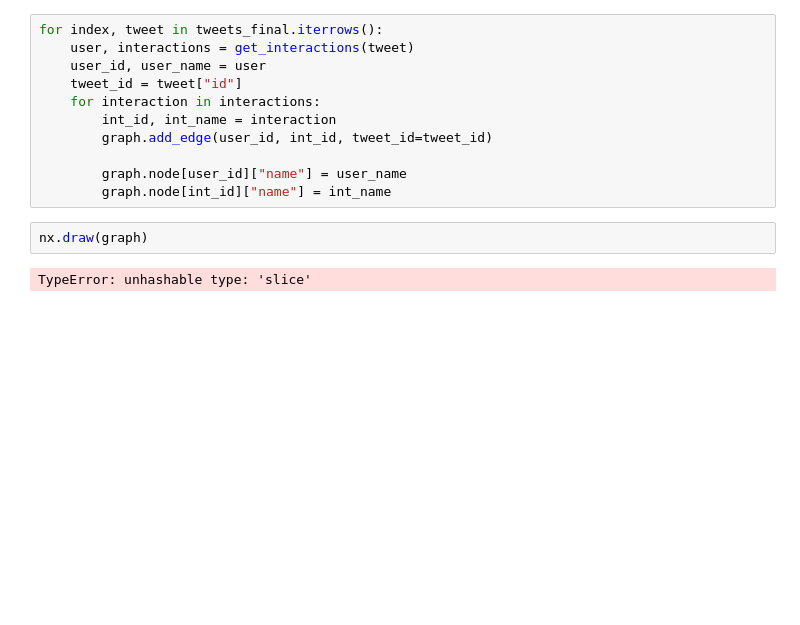
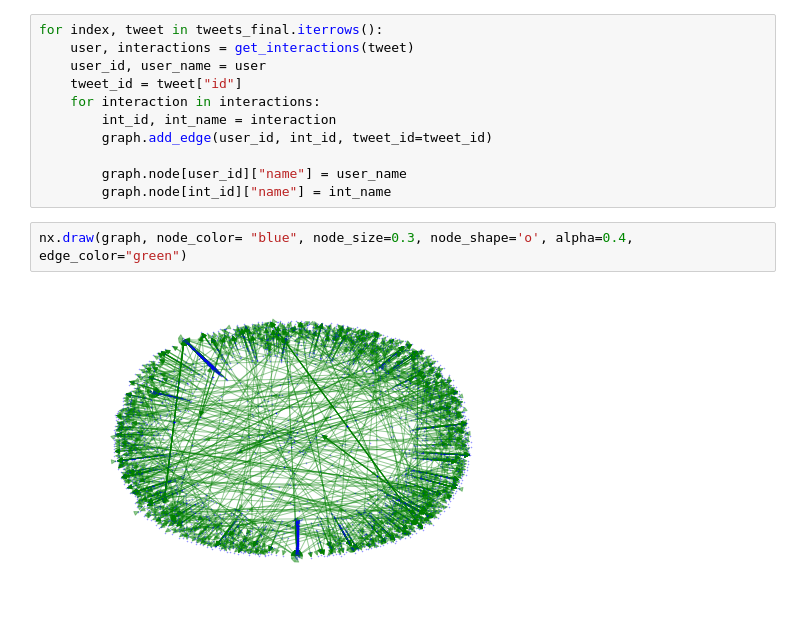
Before and after one commit to ugis22/analysing_twitter, a Jupyter notebook: Interaction Network.ipynb, the cells around one changed output. Drawn from its saved outputs; the diff is of its cells as text; blank space fills up the shorter version.

```diff
--- a/Interaction Network.ipynb
+++ b/Interaction Network.ipynb
@@ -140,7 +144,7 @@ for index, tweet in tweets_final.iterrows():
 
         graph.node[user_id]["name"] = user_name
         graph.node[int_id]["name"] = int_name
-# %%
-nx.draw(graph)
-# %% [output]
-TypeError: unhashable type: 'slice'
+# %%
+nx.draw(graph, node_color= "blue", node_size=0.3, node_shape='o', alpha=0.4, edge_color="green")
+# %% [output]
+[figure, added]
```
Also changed, not shown: parts of 2 cells of this notebook.
